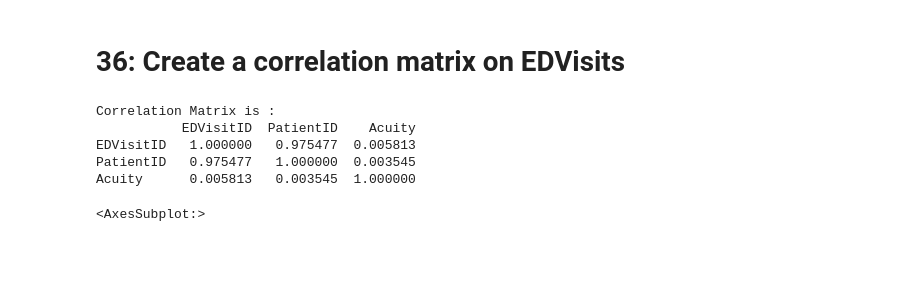
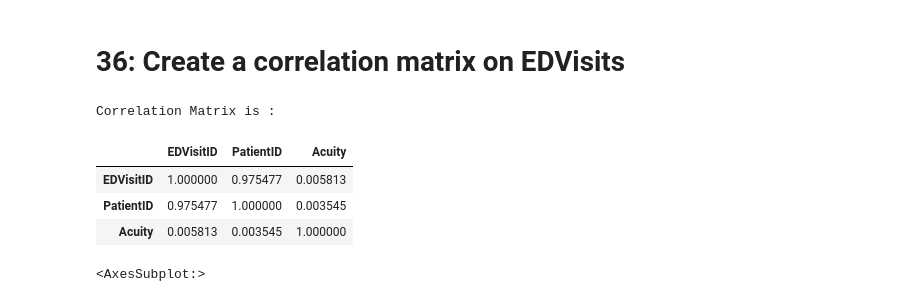
Before and after one commit to Seenu-Raj/Panda_Girls_Team3, a Jupyter notebook: Team3_PandaGirls_Q31-40.ipynb, the cells around one changed output. Cells and saved outputs as stored; diff of their text form; code cells hidden in the pictures; blank space fills up the shorter version.

```diff
--- a/Team3_PandaGirls_Q31-40.ipynb
+++ b/Team3_PandaGirls_Q31-40.ipynb
@@ -77,14 +95,15 @@ print(Elements)
 # %%
 # EDVisits.head()
 matrix = EDVisits.corr()
 print("Correlation Matrix is : ")
-print(matrix)
+# print(matrix)
+display(matrix)
 # %% [output]
 Correlation Matrix is :
-           EDVisitID  PatientID    Acuity
-EDVisitID   1.000000   0.975477  0.005813
-PatientID   0.975477   1.000000  0.003545
-Acuity      0.005813   0.003545  1.000000
+|  | EDVisitID | PatientID | Acuity |
+| EDVisitID | 1.000000 | 0.975477 | 0.005813 |
+| PatientID | 0.975477 | 1.000000 | 0.003545 |
+| Acuity | 0.005813 | 0.003545 | 1.000000 |
 # %%
 import seaborn as sns
 EDmatrix = EDVisits.corr()
```
Also changed, not shown: parts of 2 cells of this notebook, 1 other file.
